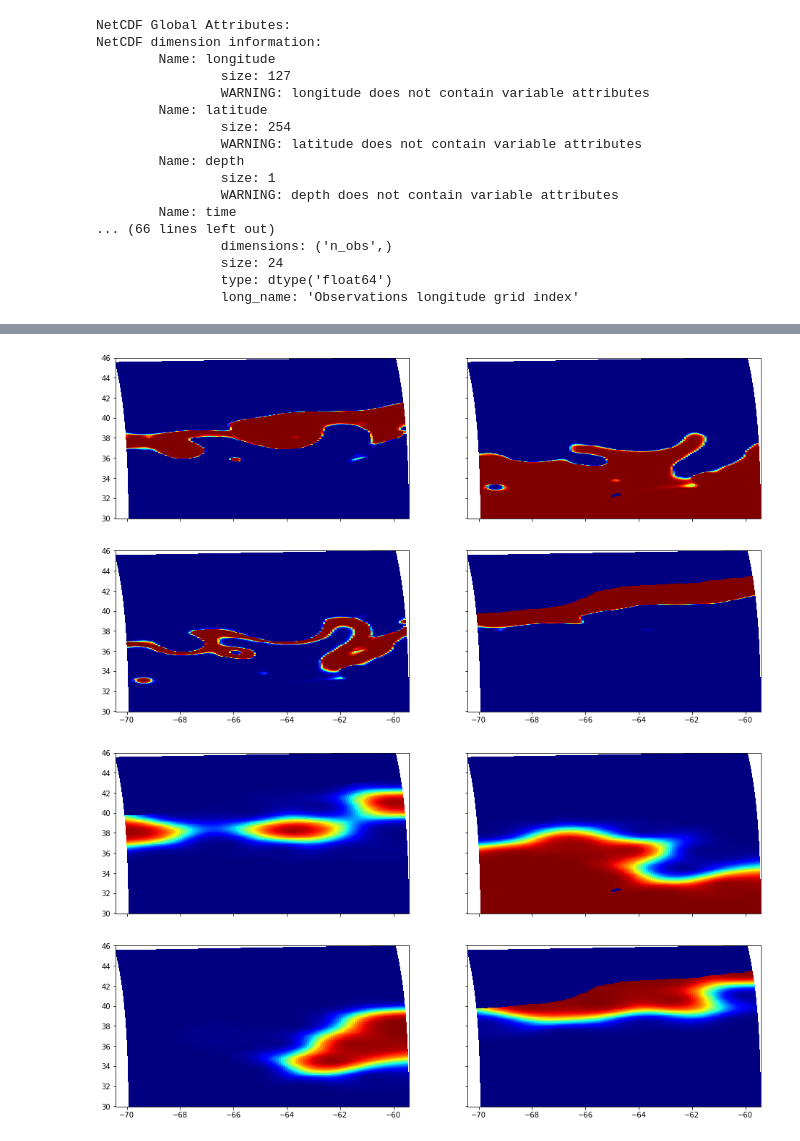
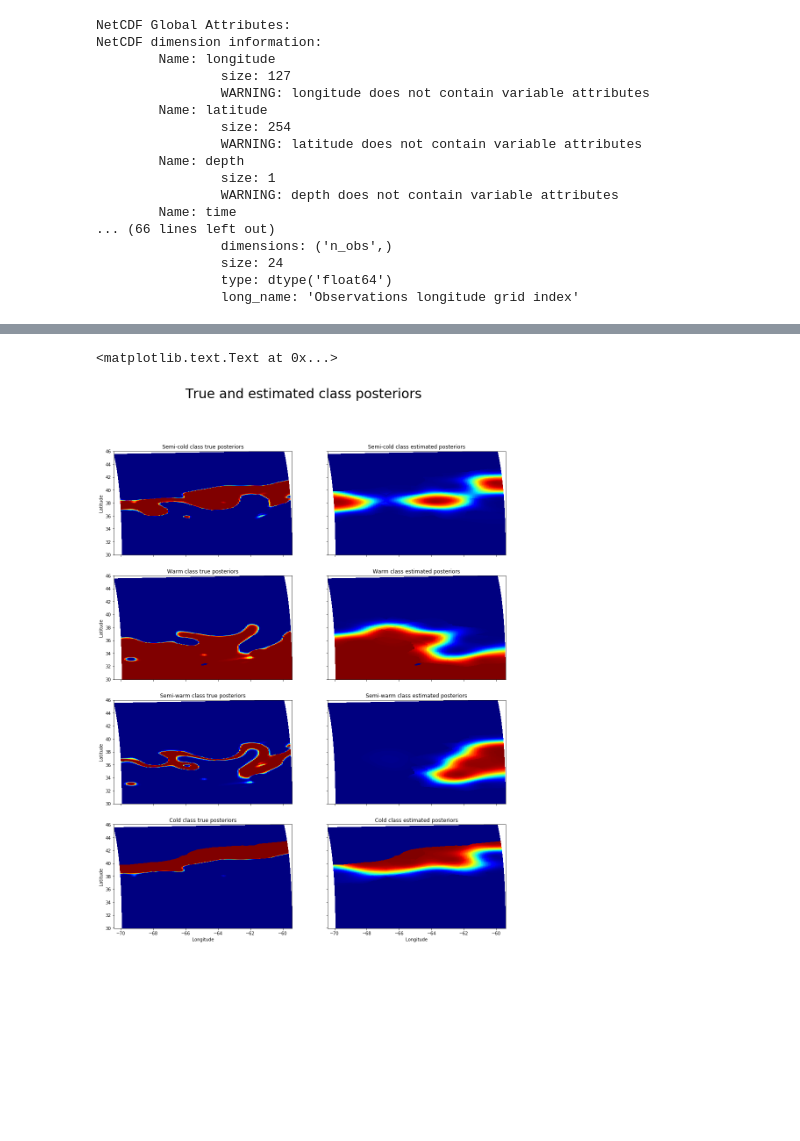
Before and after one commit to gmaze/projet-s5, a Jupyter notebook: Projet S5 Spatial Interpolation.ipynb, the cells around one changed output, grey strips where cells are left out. Saved outputs shown, nothing was run; the diff lists cells and outputs as text; code cells hidden in the pictures; blank space fills up the shorter version.

```diff
--- a/Projet S5 Spatial Interpolation.ipynb
+++ b/Projet S5 Spatial Interpolation.ipynb
@@ -184,12 +181,15 @@ def valpha(distances, coeff):
 # %%
+import copy
+warnings.filterwarnings('ignore')
 k = 4
-kprime = 3
 coeff = 50
-coeffprime = 300
+coeff2 = 400
+
 bad_temp = np.zeros((127,254))
 good_temp = np.zeros((127,254))
 very_good_temp = np.zeros((127,254))
 est_post = np.zeros((4,127,254))
+est_lab = np.zeros((127,254))
 gaus_mean = np.array([7.70938140771444, 18.5364702094555, 15.4116575244064, 4.702268415742165])
 for i in range(127):
     for j in range(254):
@@ -202,5 +202,21 @@ for i in range(127):
             alphas = valpha(distances, coeff)
             bad_temp[i,j] = sum(alphas*temp[knearest[:,0],knearest[:,1]])
             est_post[:,i,j] = alphas.dot(np.transpose(posteriors[:,knearest[:,0],knearest[:,1]]))
+            est_lab[i,j] = np.argmax(est_post[:,i,j]) + 1
             good_temp[i,j] = sum(est_post[:,i,j]*gaus_mean)
+
+
+            loc_means = copy.copy(gaus_mean)
+            for t in range(4):
+                if grouped_by_class[t] != []:
+                    coord_lon = grouped_by_class[t][:,0]
+                    coord_lat = grouped_by_class[t][:,1]
+                    ind_lon = grouped_by_class[t][:,2].astype(int)
+                    ind_lat = grouped_by_class[t][:,3].astype(int)
+
+                    distances = vdist_geo(lon, lati, coord_lon, coord_lat)
+                    alphas = valpha(distances, coeff2)
+                    loc_means[t] = sum(alphas*temp[ind_lon, ind_lat])
+
+            very_good_temp[i,j] = sum(est_post[:,i,j]*loc_means)
 # %%
@@ -226,22 +249,22 @@ for k in range(1,5):
-# %%
-pylab.rcParams['figure.figsize'] = (16.0, 9.0)
-
-f, ((ax1, ax2), (ax3, ax4)) = plt.subplots(2, 2, sharex='col', sharey='row')
-p = ax1.pcolor(long, lat, posteriors[0,:,:], cmap=cm.jet, vmin=0, vmax=1)
-p = ax2.pcolor(long, lat, posteriors[1,:,:], cmap=cm.jet, vmin=0, vmax=1)
-p = ax3.pcolor(long, lat, posteriors[2,:,:], cmap=cm.jet, vmin=0, vmax=1)
-p = ax4.pcolor(long, lat, posteriors[3,:,:], cmap=cm.jet, vmin=0, vmax=1)
-cb = fig.colorbar(p)
-# %% [output]
-[figure, removed]
-# %%
-pylab.rcParams['figure.figsize'] = (16.0, 9.0)
-
-f, ((ax1, ax2), (ax3, ax4)) = plt.subplots(2, 2, sharex='col', sharey='row')
-p = ax1.pcolor(long, lat, est_post[0,:,:], cmap=cm.jet, vmin=0, vmax=1)
-p = ax2.pcolor(long, lat, est_post[1,:,:], cmap=cm.jet, vmin=0, vmax=1)
-p = ax3.pcolor(long, lat, est_post[2,:,:], cmap=cm.jet, vmin=0, vmax=1)
-p = ax4.pcolor(long, lat, est_post[3,:,:], cmap=cm.jet, vmin=0, vmax=1)
-cb = fig.colorbar(p)
-# %% [output]
-[figure, removed]
+# %%
+pylab.rcParams['figure.figsize'] = (16.0, 20)
+warnings.filterwarnings('ignore')
+
+left_titles = ['Semi-cold class true posteriors','Warm class true posteriors', 'Semi-warm class true posteriors', \
+       'Cold class true posteriors']
+right_titles = ['Semi-cold class estimated posteriors','Warm class estimated posteriors', \
+              'Semi-warm class estimated posteriors', 'Cold class estimated posteriors']
+
+f, axarr = plt.subplots(4, 2, sharex='col', sharey='row')
+for k in range(4):
+    p = axarr[k,0].pcolor(long, lat, posteriors[k,:,:], cmap=cm.jet, vmin=0, vmax=1)
+    axarr[k,0].set_ylabel('Latitude')
+    axarr[k,0].set_title(left_titles[k])
+    axarr[k,1].set_title(right_titles[k])
+    p = axarr[k,1].pcolor(long, lat, est_post[k,:,:], cmap=cm.jet, vmin=0, vmax=1)
+axarr[3,0].set_xlabel('Longitude')
+axarr[3,1].set_xlabel('Longitude')
+f.suptitle('True and estimated class posteriors', fontsize=30)
+# %% [output]
+<matplotlib.text.Text at 0x...>
+[figure, added]
```
Also changed, not shown: parts of 13 cells of this notebook, 1 other file.
